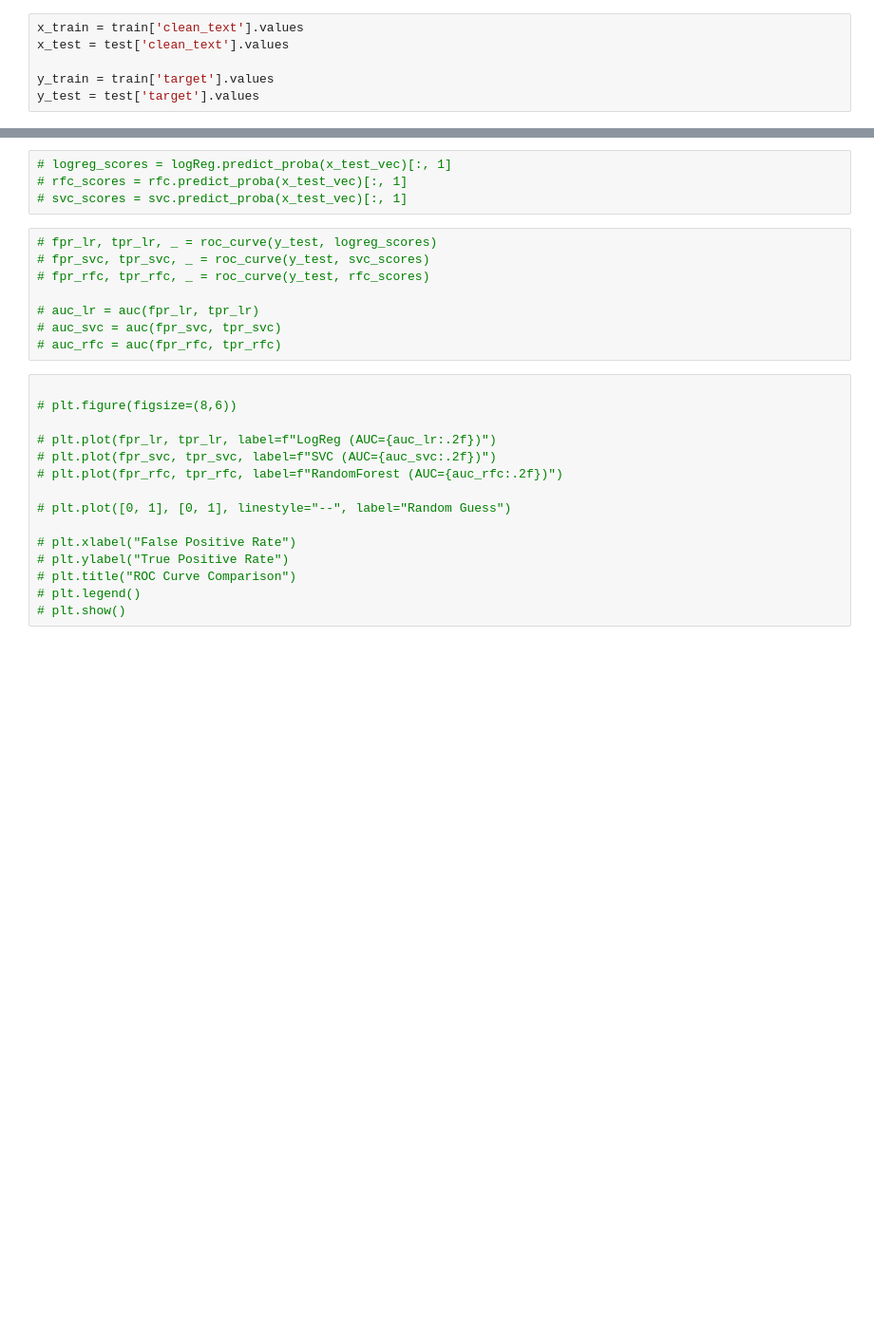
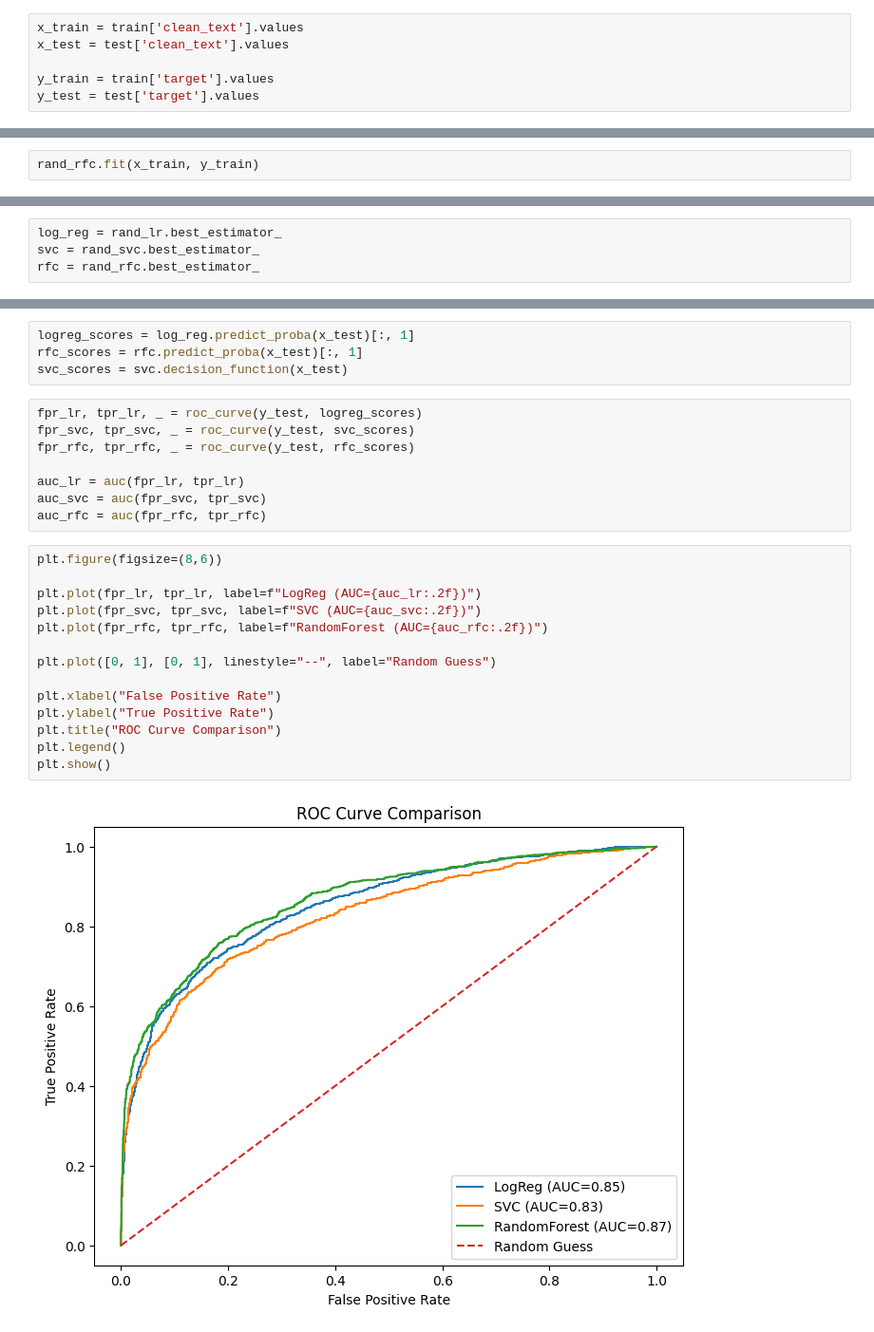
Before and after one commit to nayakayogesh/Twitter-Text-Classification, a Jupyter notebook: textClassification.ipynb, the cells around one changed output, grey strips where cells are left out. Shown at 95% size. Saved outputs shown, nothing was run; the diff lists cells and outputs as text; blank space fills up the shorter version.

```diff
--- a/textClassification.ipynb
+++ b/textClassification.ipynb
@@ -266,0 +279,2 @@ weighted avg       0.84      0.85      0.84      4000
+# %%
+rand_rfc.fit(x_train, y_train)
@@ -266,0 +301,4 @@ weighted avg       0.84      0.85      0.84      4000
+# %%
+log_reg = rand_lr.best_estimator_
+svc = rand_svc.best_estimator_
+rfc = rand_rfc.best_estimator_
@@ -293,27 +391,28 @@ weighted avg       0.84      0.85      0.84      4000
 # %%
-# logreg_scores = logReg.predict_proba(x_test_vec)[:, 1]
-# rfc_scores = rfc.predict_proba(x_test_vec)[:, 1]
-# svc_scores = svc.predict_proba(x_test_vec)[:, 1]
+logreg_scores = log_reg.predict_proba(x_test)[:, 1]
+rfc_scores = rfc.predict_proba(x_test)[:, 1]
+svc_scores = svc.decision_function(x_test)
 # %%
-# fpr_lr, tpr_lr, _ = roc_curve(y_test, logreg_scores)
-# fpr_svc, tpr_svc, _ = roc_curve(y_test, svc_scores)
-# fpr_rfc, tpr_rfc, _ = roc_curve(y_test, rfc_scores)
+fpr_lr, tpr_lr, _ = roc_curve(y_test, logreg_scores)
+fpr_svc, tpr_svc, _ = roc_curve(y_test, svc_scores)
+fpr_rfc, tpr_rfc, _ = roc_curve(y_test, rfc_scores)
 
-# auc_lr = auc(fpr_lr, tpr_lr)
-# auc_svc = auc(fpr_svc, tpr_svc)
-# auc_rfc = auc(fpr_rfc, tpr_rfc)
+auc_lr = auc(fpr_lr, tpr_lr)
+auc_svc = auc(fpr_svc, tpr_svc)
+auc_rfc = auc(fpr_rfc, tpr_rfc)
 # %%
+plt.figure(figsize=(8,6))
 
-# plt.figure(figsize=(8,6))
+plt.plot(fpr_lr, tpr_lr, label=f"LogReg (AUC={auc_lr:.2f})")
+plt.plot(fpr_svc, tpr_svc, label=f"SVC (AUC={auc_svc:.2f})")
+plt.plot(fpr_rfc, tpr_rfc, label=f"RandomForest (AUC={auc_rfc:.2f})")
 
-# plt.plot(fpr_lr, tpr_lr, label=f"LogReg (AUC={auc_lr:.2f})")
-# plt.plot(fpr_svc, tpr_svc, label=f"SVC (AUC={auc_svc:.2f})")
-# plt.plot(fpr_rfc, tpr_rfc, label=f"RandomForest (AUC={auc_rfc:.2f})")
+plt.plot([0, 1], [0, 1], linestyle="--", label="Random Guess")
 
-# plt.plot([0, 1], [0, 1], linestyle="--", label="Random Guess")
-
-# plt.xlabel("False Positive Rate")
-# plt.ylabel("True Positive Rate")
-# plt.title("ROC Curve Comparison")
-# plt.legend()
-# plt.show()
+plt.xlabel("False Positive Rate")
+plt.ylabel("True Positive Rate")
+plt.title("ROC Curve Comparison")
+plt.legend()
+plt.show()
+# %% [output]
+[figure, added]
```
Also changed, not shown: parts of 37 cells of this notebook.
